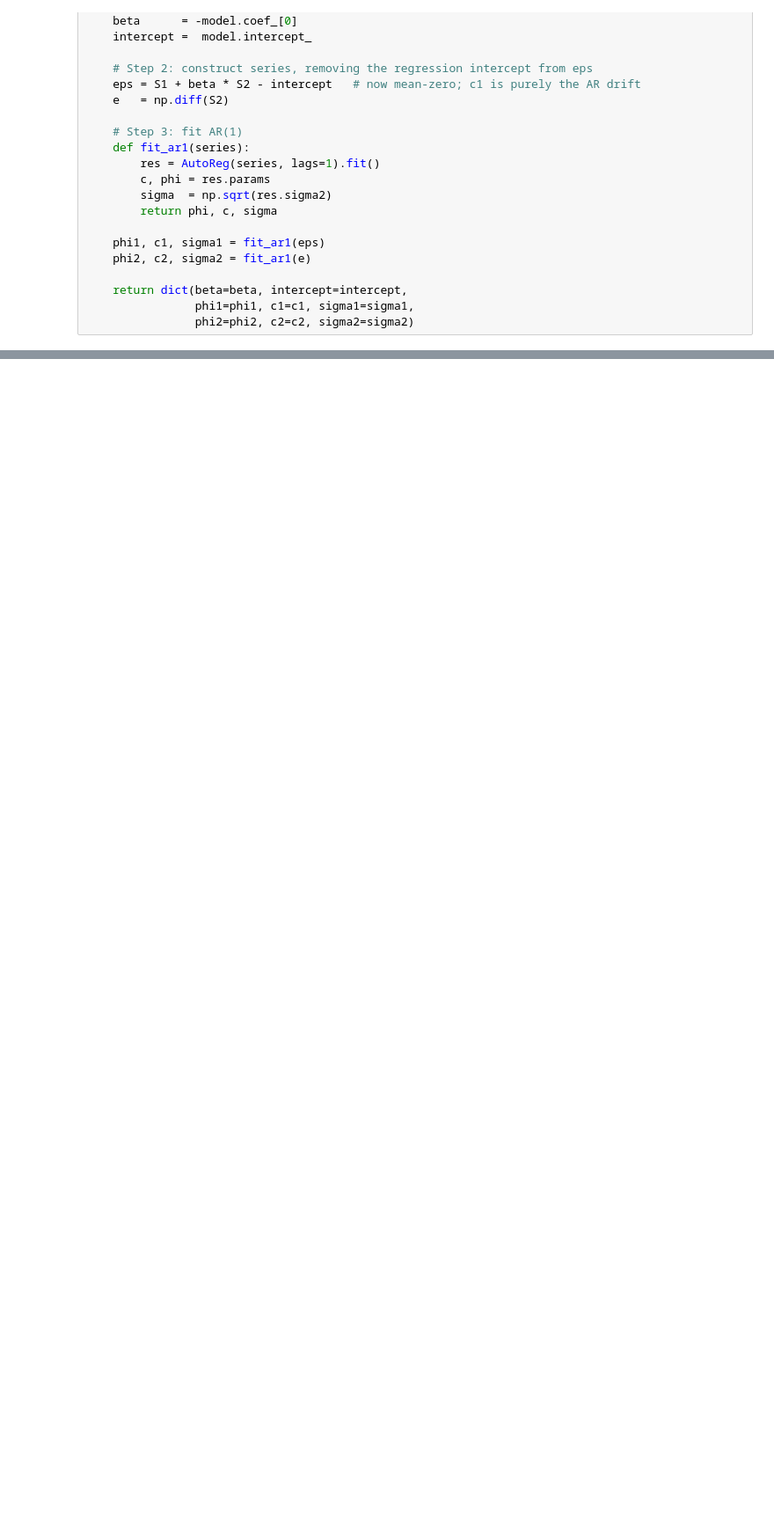
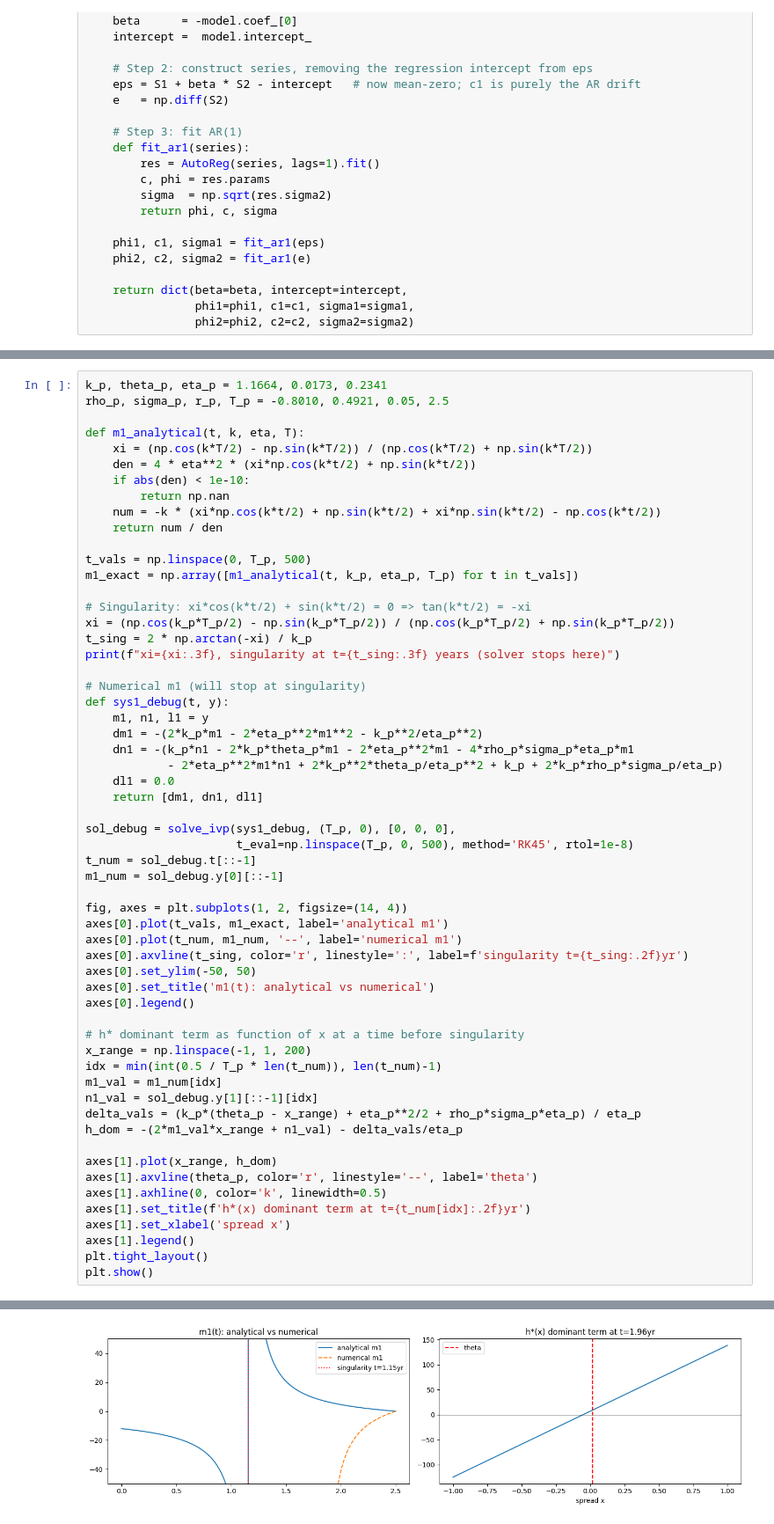
Before and after one commit to ERROR606C/rl_for_pairs_trading, a Jupyter notebook: data.ipynb, the cells around one changed output, grey strips where cells are left out. Shown at 88% size. Cells and saved outputs as stored; diff of their text form; blank space fills up the shorter version.

```diff
--- a/data.ipynb
+++ b/data.ipynb
@@ -142,0 +339,59 @@ ax.legend()
+# %%
+k_p, theta_p, eta_p = 1.1664, 0.0173, 0.2341
+rho_p, sigma_p, r_p, T_p = -0.8010, 0.4921, 0.05, 2.5
+
+def m1_analytical(t, k, eta, T):
+    xi = (np.cos(k*T/2) - np.sin(k*T/2)) / (np.cos(k*T/2) + np.sin(k*T/2))
+    den = 4 * eta**2 * (xi*np.cos(k*t/2) + np.sin(k*t/2))
+    if abs(den) < 1e-10:
+        return np.nan
+    num = -k * (xi*np.cos(k*t/2) + np.sin(k*t/2) + xi*np.sin(k*t/2) - np.cos(k*t/2))
+    return num / den
+
+t_vals = np.linspace(0, T_p, 500)
+m1_exact = np.array([m1_analytical(t, k_p, eta_p, T_p) for t in t_vals])
+
+# Singularity: xi*cos(k*t/2) + sin(k*t/2) = 0 => tan(k*t/2) = -xi
+xi = (np.cos(k_p*T_p/2) - np.sin(k_p*T_p/2)) / (np.cos(k_p*T_p/2) + np.sin(k_p*T_p/2))
+t_sing = 2 * np.arctan(-xi) / k_p
+print(f"xi={xi:.3f}, singularity at t={t_sing:.3f} years (solver stops here)")
+
+# Numerical m1 (will stop at singularity)
+def sys1_debug(t, y):
+    m1, n1, l1 = y
+    dm1 = -(2*k_p*m1 - 2*eta_p**2*m1**2 - k_p**2/eta_p**2)
+    dn1 = -(k_p*n1 - 2*k_p*theta_p*m1 - 2*eta_p**2*m1 - 4*rho_p*sigma_p*eta_p*m1
+            - 2*eta_p**2*m1*n1 + 2*k_p**2*theta_p/eta_p**2 + k_p + 2*k_p*rho_p*sigma_p/eta_p)
+    dl1 = 0.0
+    return [dm1, dn1, dl1]
+
+sol_debug = solve_ivp(sys1_debug, (T_p, 0), [0, 0, 0],
+                      t_eval=np.linspace(T_p, 0, 500), method='RK45', rtol=1e-8)
+t_num = sol_debug.t[::-1]
+m1_num = sol_debug.y[0][::-1]
+
+fig, axes = plt.subplots(1, 2, figsize=(14, 4))
+axes[0].plot(t_vals, m1_exact, label='analytical m1')
+axes[0].plot(t_num, m1_num, '--', label='numerical m1')
+axes[0].axvline(t_sing, color='r', linestyle=':', label=f'singularity t={t_sing:.2f}yr')
+axes[0].set_ylim(-50, 50)
+axes[0].set_title('m1(t): analytical vs numerical')
+axes[0].legend()
+
+# h* dominant term as function of x at a time before singularity
+x_range = np.linspace(-1, 1, 200)
+idx = min(int(0.5 / T_p * len(t_num)), len(t_num)-1)
+m1_val = m1_num[idx]
+n1_val = sol_debug.y[1][::-1][idx]
+delta_vals = (k_p*(theta_p - x_range) + eta_p**2/2 + rho_p*sigma_p*eta_p) / eta_p
+h_dom = -(2*m1_val*x_range + n1_val) - delta_vals/eta_p
+
+axes[1].plot(x_range, h_dom)
+axes[1].axvline(theta_p, color='r', linestyle='--', label='theta')
+axes[1].axhline(0, color='k', linewidth=0.5)
+axes[1].set_title(f'h*(x) dominant term at t={t_num[idx]:.2f}yr')
+axes[1].set_xlabel('spread x')
+axes[1].legend()
+plt.tight_layout()
+plt.show()
+# %% [output]
@@ -142,0 +399 @@ ax.legend()
+[figure, added]
```
Also changed, not shown: parts of 12 cells of this notebook, 4 other files.
